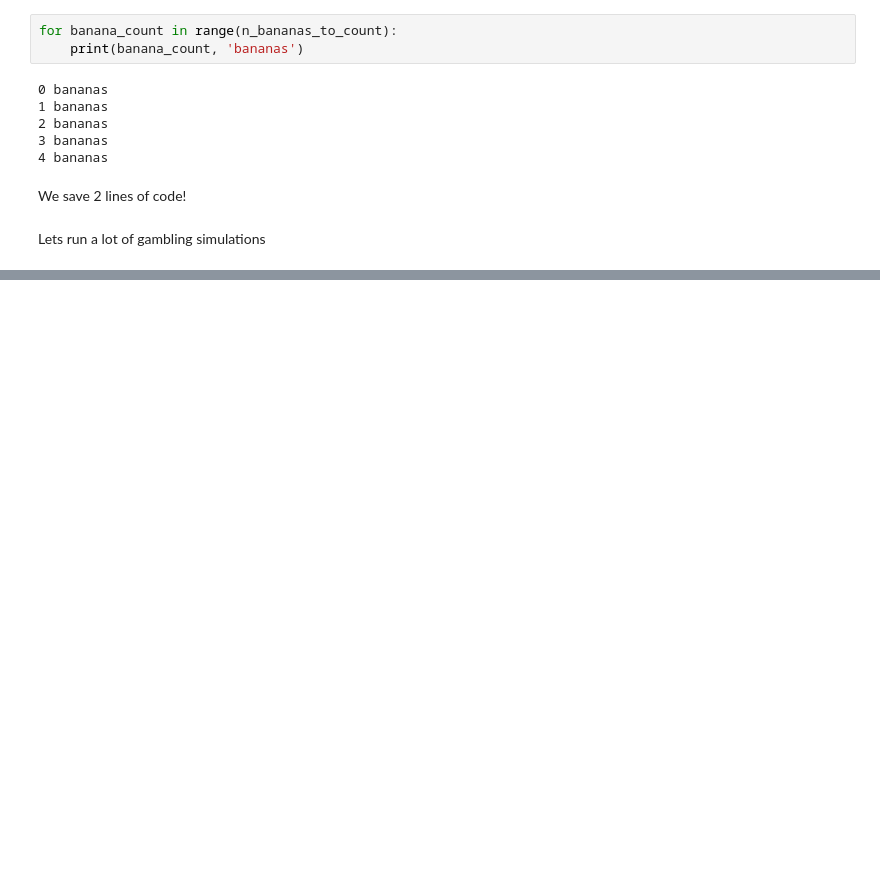
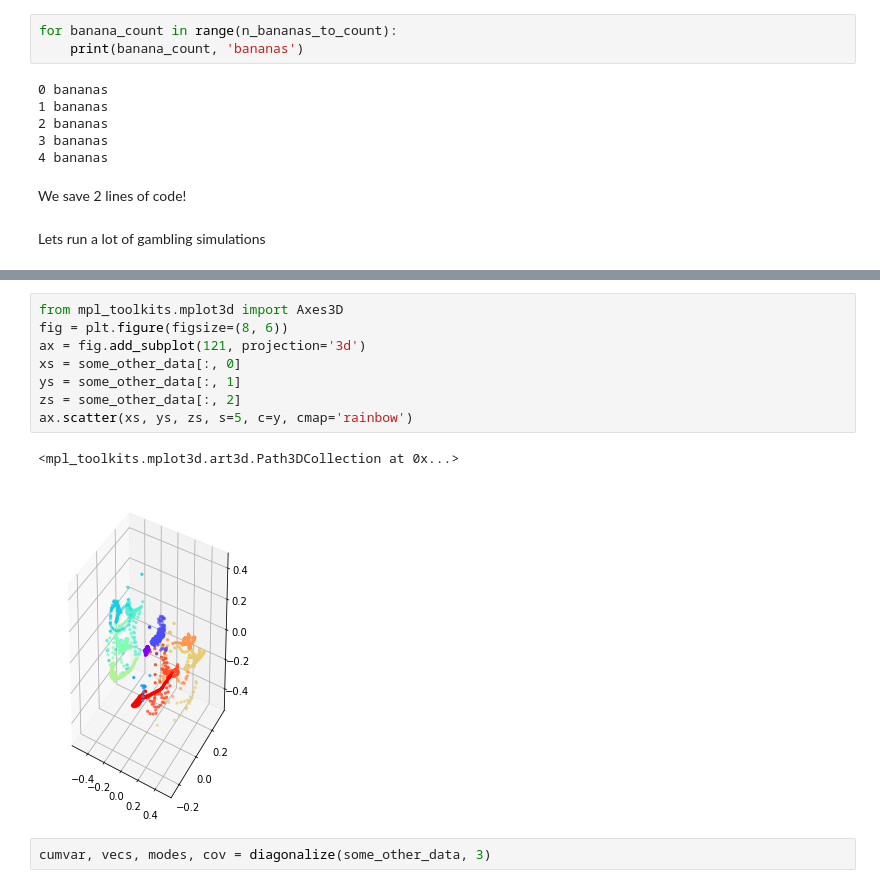
Before and after one commit to ietheredge/ASAB-2019-MLWS, a Jupyter notebook: Python101.ipynb, the cells around one changed output, grey strips where cells are left out. Drawn from its saved outputs; the diff is of its cells as text; blank space fills up the shorter version.

```diff
--- a/Python101.ipynb
+++ b/Python101.ipynb
@@ -719,0 +810,13 @@ plt.show()
+# %%
+from mpl_toolkits.mplot3d import Axes3D
+fig = plt.figure(figsize=(8, 6))
+ax = fig.add_subplot(121, projection='3d')
+xs = some_other_data[:, 0]
+ys = some_other_data[:, 1]
+zs = some_other_data[:, 2]
+ax.scatter(xs, ys, zs, s=5, c=y, cmap='rainbow')
+# %% [output]
+<mpl_toolkits.mplot3d.art3d.Path3DCollection at 0x...>
+[figure, added]
+# %%
+cumvar, vecs, modes, cov = diagonalize(some_other_data, 3)
```
Also changed, not shown: parts of 42 cells of this notebook, 1 other file.
